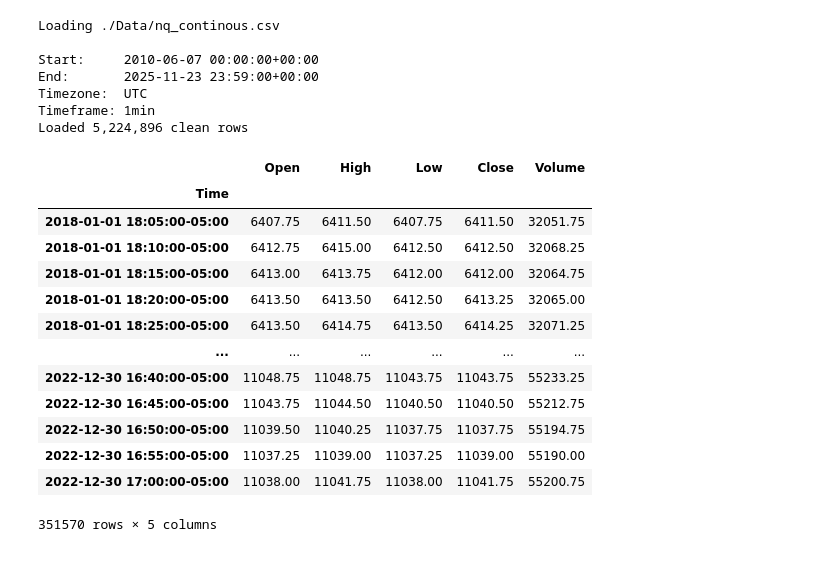
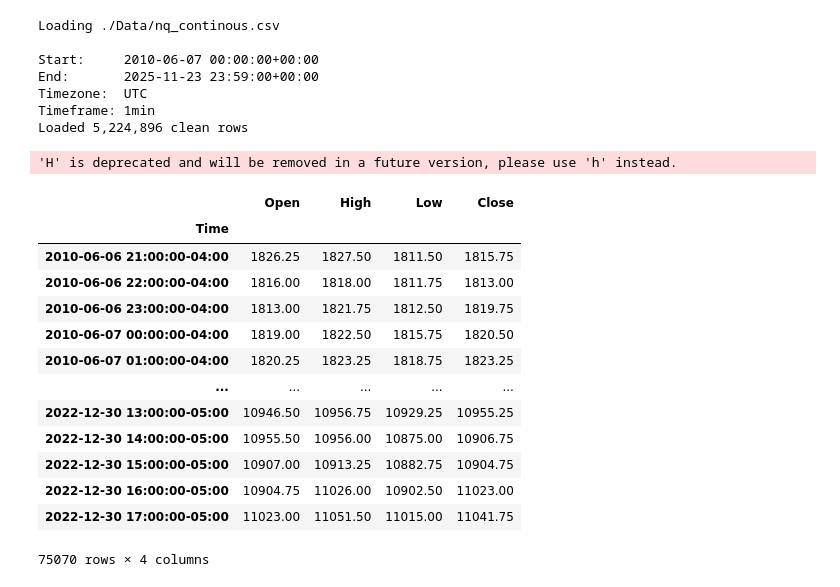
Before and after one commit to Rugbeatuno/RugbeatunoBacktestingSuite, a Jupyter notebook: ewmac8_32.ipynb, the cells around one changed output. Cells and saved outputs as stored; diff of their text form; code cells hidden in the pictures.

```diff
--- a/ewmac8_32.ipynb
+++ b/ewmac8_32.ipynb
@@ -9,32 +16,33 @@ from Engine.Backtester import Backtester
 # %%
 data = DataTimeseries('./Data/nq_continous.csv')
-data.resample_data('5min')
+data.resample_data('1H')
 data.convert_timezone('America/New_York')
 
-data.slice(start_date=pd.Timestamp(year=2018, month=1, day=1))  # only include data after 2018
+data.slice(start_date=pd.Timestamp(year=2010, month=1, day=1))  # only include data after 2018
 IS_data, OOS_data = data.split(split_date=pd.Timestamp(year=2023, month=1, day=1))
 
 df = IS_data.get_ohlc_prices_series()
 df
 # %% [output]
 Loading ./Data/nq_continous.csv
 
 Start:     2010-06-07 00:00:00+00:00
 End:       2025-11-23 23:59:00+00:00
 Timezone:  UTC
 Timeframe: 1min
 Loaded 5,224,896 clean rows
+'H' is deprecated and will be removed in a future version, please use 'h' instead.
-|  | Open | High | Low | Close | Volume |
-| Time |  |  |  |  |  |
-| 2018-01-01 18:05:00-05:00 | 6407.75 | 6411.50 | 6407.75 | 6411.50 | 32051.75 |
-| 2018-01-01 18:10:00-05:00 | 6412.75 | 6415.00 | 6412.50 | 6412.50 | 32068.25 |
-| 2018-01-01 18:15:00-05:00 | 6413.00 | 6413.75 | 6412.00 | 6412.00 | 32064.75 |
-| 2018-01-01 18:20:00-05:00 | 6413.50 | 6413.50 | 6412.50 | 6413.25 | 32065.00 |
-| 2018-01-01 18:25:00-05:00 | 6413.50 | 6414.75 | 6413.50 | 6414.25 | 32071.25 |
-| ... | ... | ... | ... | ... | ... |
-| 2022-12-30 16:40:00-05:00 | 11048.75 | 11048.75 | 11043.75 | 11043.75 | 55233.25 |
-| 2022-12-30 16:45:00-05:00 | 11043.75 | 11044.50 | 11040.50 | 11040.50 | 55212.75 |
-| 2022-12-30 16:50:00-05:00 | 11039.50 | 11040.25 | 11037.75 | 11037.75 | 55194.75 |
-| 2022-12-30 16:55:00-05:00 | 11037.25 | 11039.00 | 11037.25 | 11039.00 | 55190.00 |
-| 2022-12-30 17:00:00-05:00 | 11038.00 | 11041.75 | 11038.00 | 11041.75 | 55200.75 |
+|  | Open | High | Low | Close |
+| Time |  |  |  |  |
+| 2010-06-06 21:00:00-04:00 | 1826.25 | 1827.50 | 1811.50 | 1815.75 |
+| 2010-06-06 22:00:00-04:00 | 1816.00 | 1818.00 | 1811.75 | 1813.00 |
+| 2010-06-06 23:00:00-04:00 | 1813.00 | 1821.75 | 1812.50 | 1819.75 |
+| 2010-06-07 00:00:00-04:00 | 1819.00 | 1822.50 | 1815.75 | 1820.50 |
+| 2010-06-07 01:00:00-04:00 | 1820.25 | 1823.25 | 1818.75 | 1823.25 |
+| ... | ... | ... | ... | ... |
+| 2022-12-30 13:00:00-05:00 | 10946.50 | 10956.75 | 10929.25 | 10955.25 |
+| 2022-12-30 14:00:00-05:00 | 10955.50 | 10956.00 | 10875.00 | 10906.75 |
+| 2022-12-30 15:00:00-05:00 | 10907.00 | 10913.25 | 10882.75 | 10904.75 |
+| 2022-12-30 16:00:00-05:00 | 10904.75 | 11026.00 | 10902.50 | 11023.00 |
+| 2022-12-30 17:00:00-05:00 | 11023.00 | 11051.50 | 11015.00 | 11041.75 |
-351570 rows × 5 columns
+75070 rows × 4 columns
```
Also changed, not shown: parts of 8 cells of this notebook, 10 other files.
